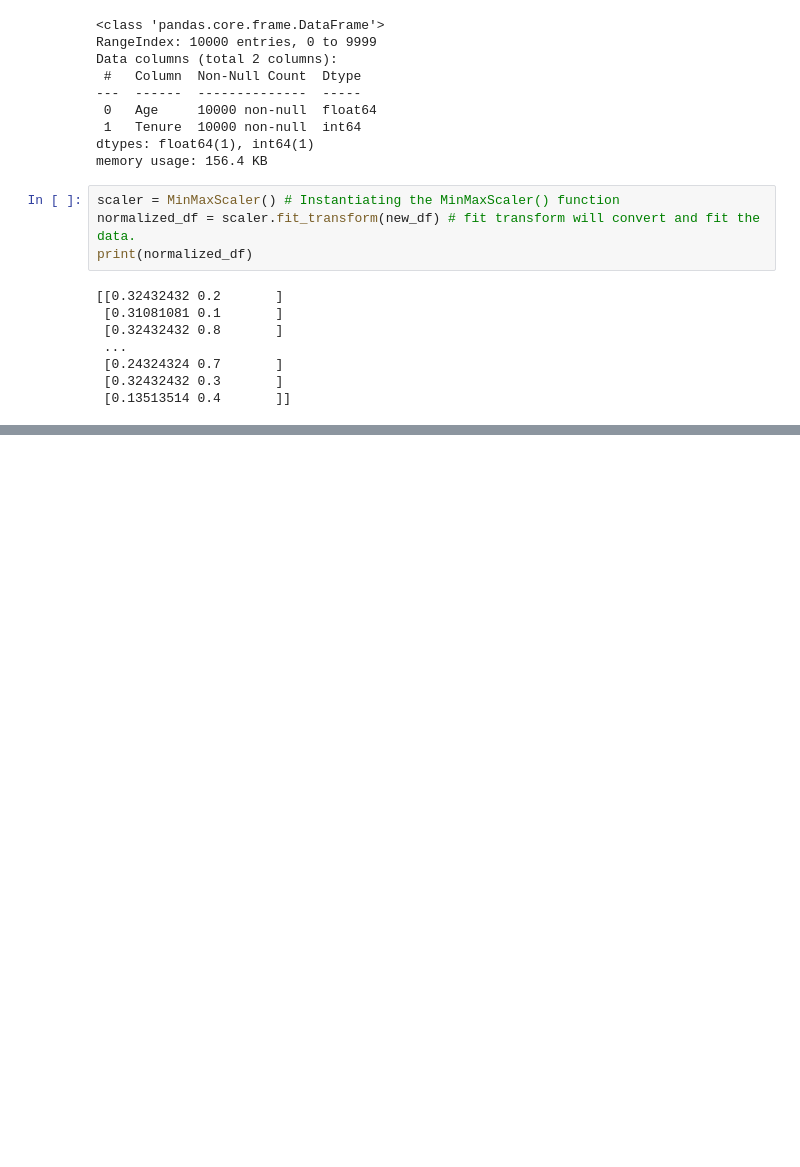
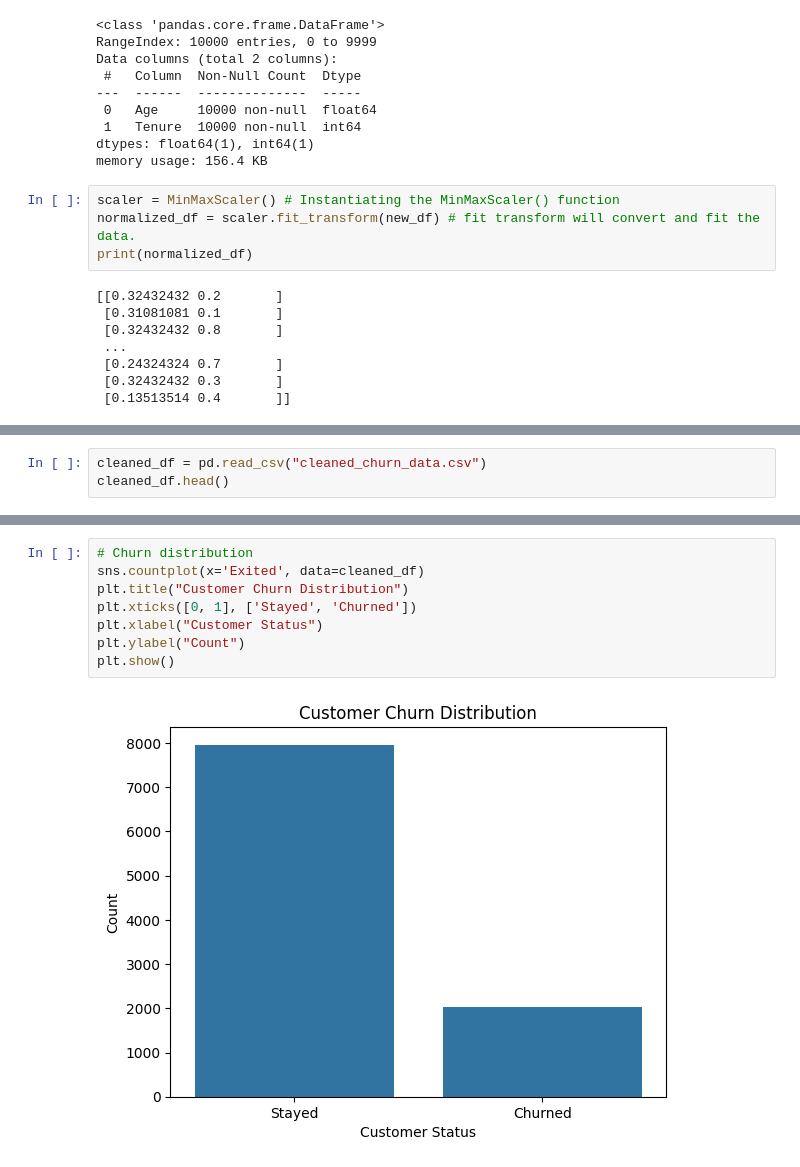
Before and after one commit to Champ2979/DataSense_Task_PranavPratyush, a Jupyter notebook: Data_Science_Task.ipynb, the cells around one changed output, grey strips where cells are left out. Saved outputs shown, nothing was run; the diff lists cells and outputs as text; blank space fills up the shorter version.

```diff
--- a/Data_Science_Task.ipynb
+++ b/Data_Science_Task.ipynb
@@ -251,0 +253,3 @@ print(normalized_df)
+# %%
+cleaned_df = pd.read_csv("cleaned_churn_data.csv")
+cleaned_df.head()
@@ -251,0 +263,10 @@ print(normalized_df)
+# %%
+# Churn distribution
+sns.countplot(x='Exited', data=cleaned_df)
+plt.title("Customer Churn Distribution")
+plt.xticks([0, 1], ['Stayed', 'Churned'])
+plt.xlabel("Customer Status")
+plt.ylabel("Count")
+plt.show()
+# %% [output]
+[figure, added]
```
Also changed, not shown: parts of 38 cells of this notebook.
